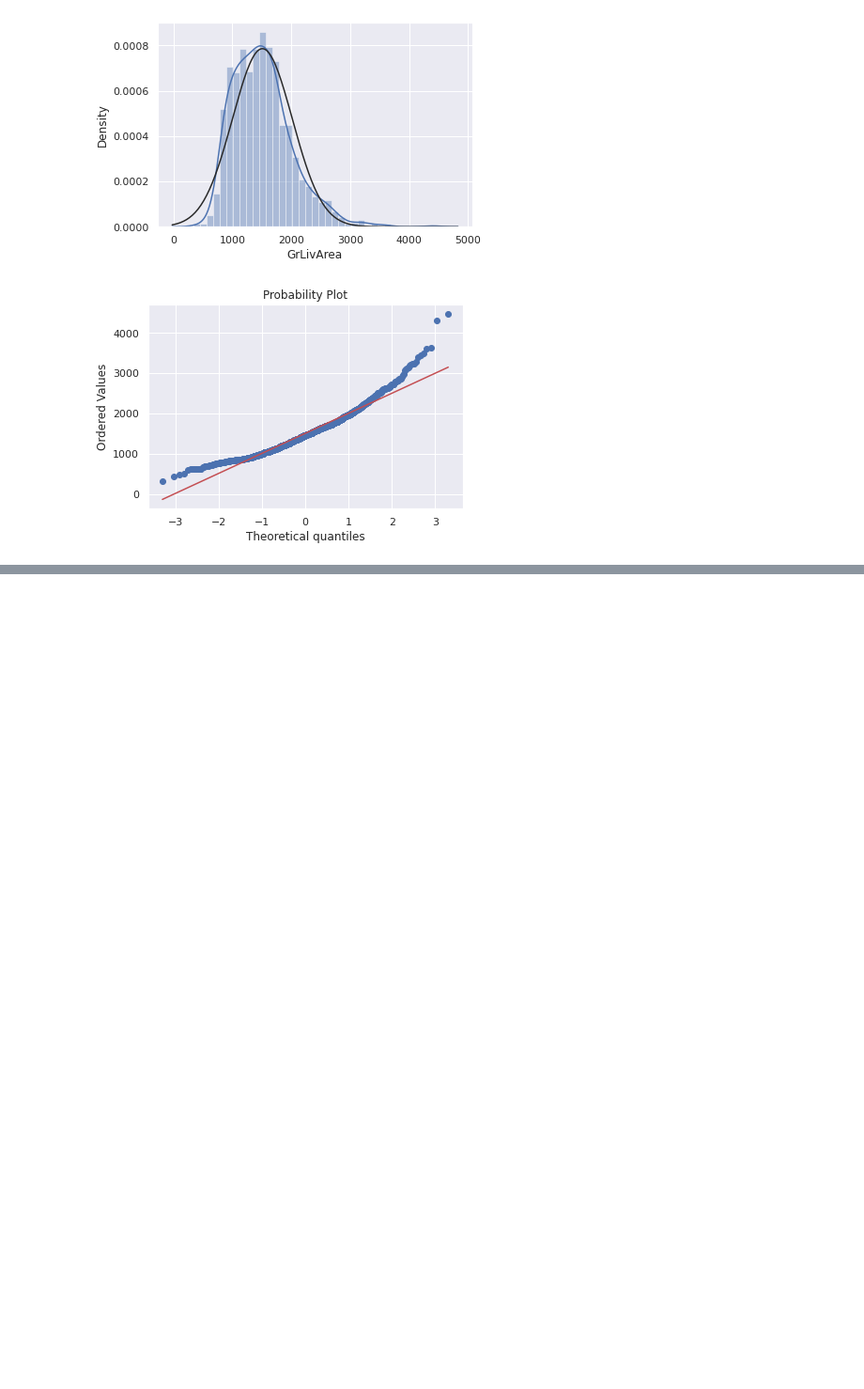
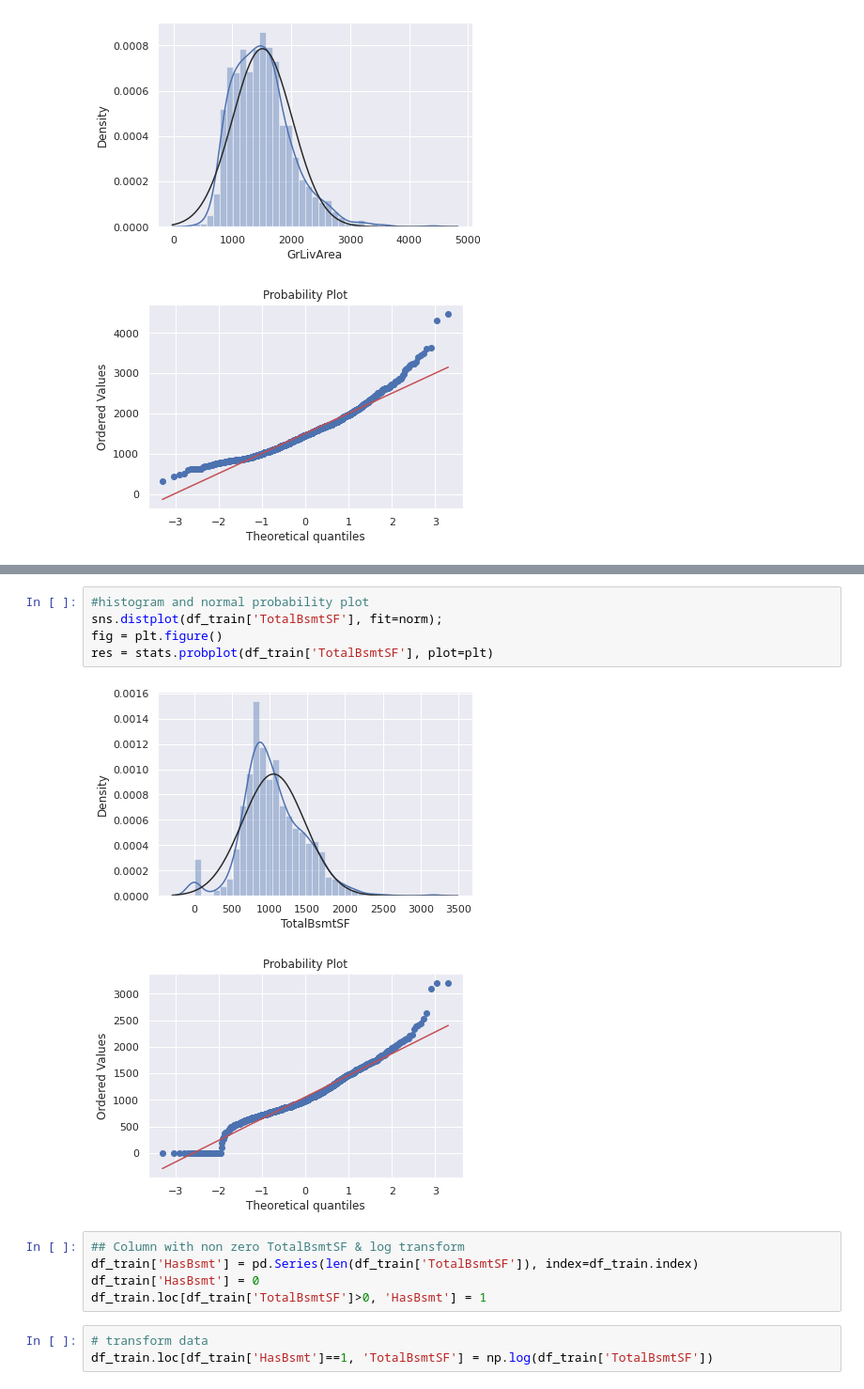
Before and after one commit to kaushikabhishek87/Kaggle_datascience, a Jupyter notebook: Data_Exploration.ipynb, the cells around one changed output, grey strips where cells are left out. Shown at 94% size. Drawn from its saved outputs; the diff is of its cells as text; blank space fills up the shorter version.

```diff
--- a/Data_Exploration.ipynb
+++ b/Data_Exploration.ipynb
@@ -227,0 +238,16 @@ res = stats.probplot(df_train['GrLivArea'], plot=plt)
+# %%
+#histogram and normal probability plot
+sns.distplot(df_train['TotalBsmtSF'], fit=norm);
+fig = plt.figure()
+res = stats.probplot(df_train['TotalBsmtSF'], plot=plt)
+# %% [output]
+[figure, added]
+[figure, added]
+# %%
+## Column with non zero TotalBsmtSF & log transform
+df_train['HasBsmt'] = pd.Series(len(df_train['TotalBsmtSF']), index=df_train.index)
+df_train['HasBsmt'] = 0
+df_train.loc[df_train['TotalBsmtSF']>0, 'HasBsmt'] = 1
+# %%
+# transform data
+df_train.loc[df_train['HasBsmt']==1, 'TotalBsmtSF'] = np.log(df_train['TotalBsmtSF'])
```
Also changed, not shown: parts of 3 cells of this notebook.
